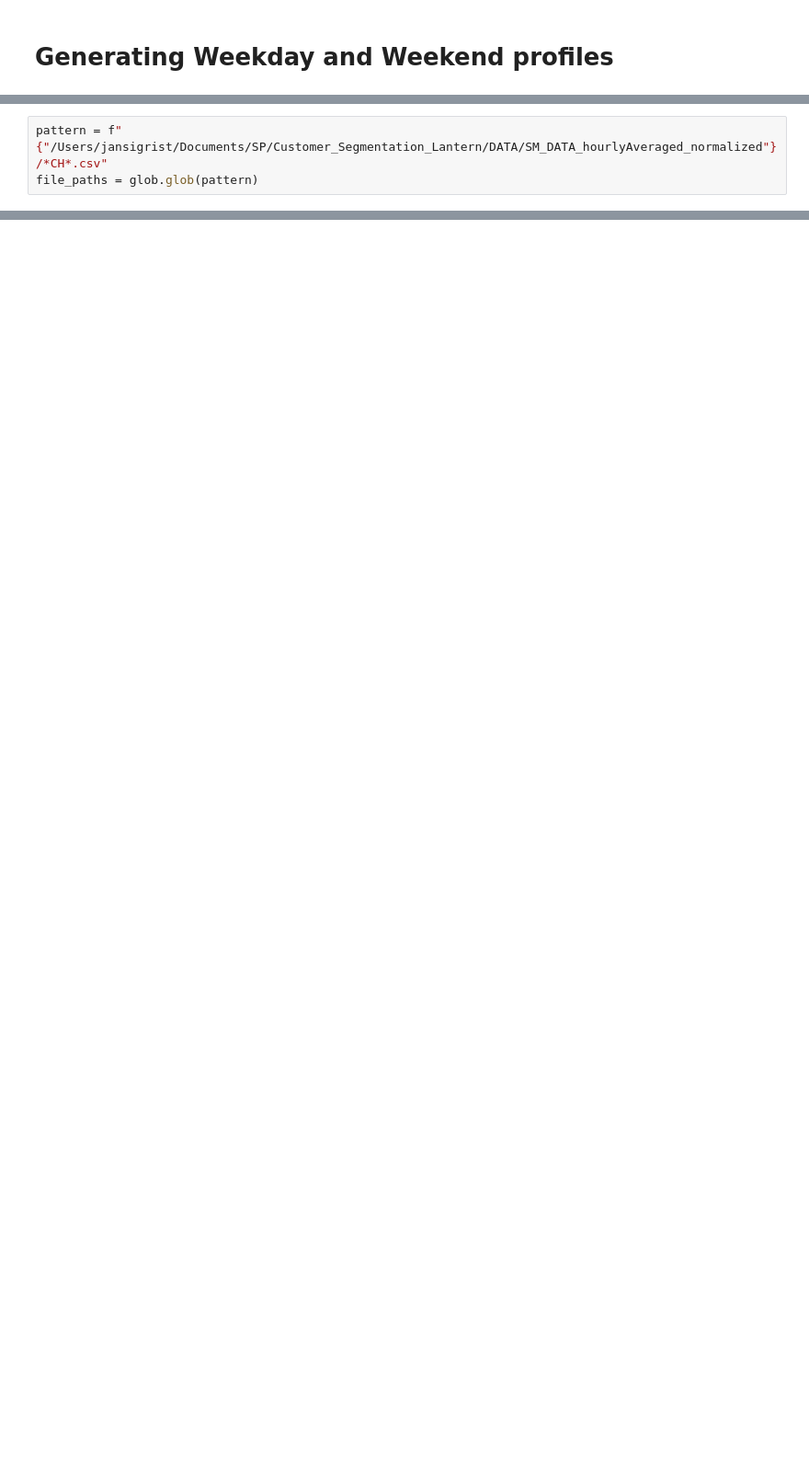
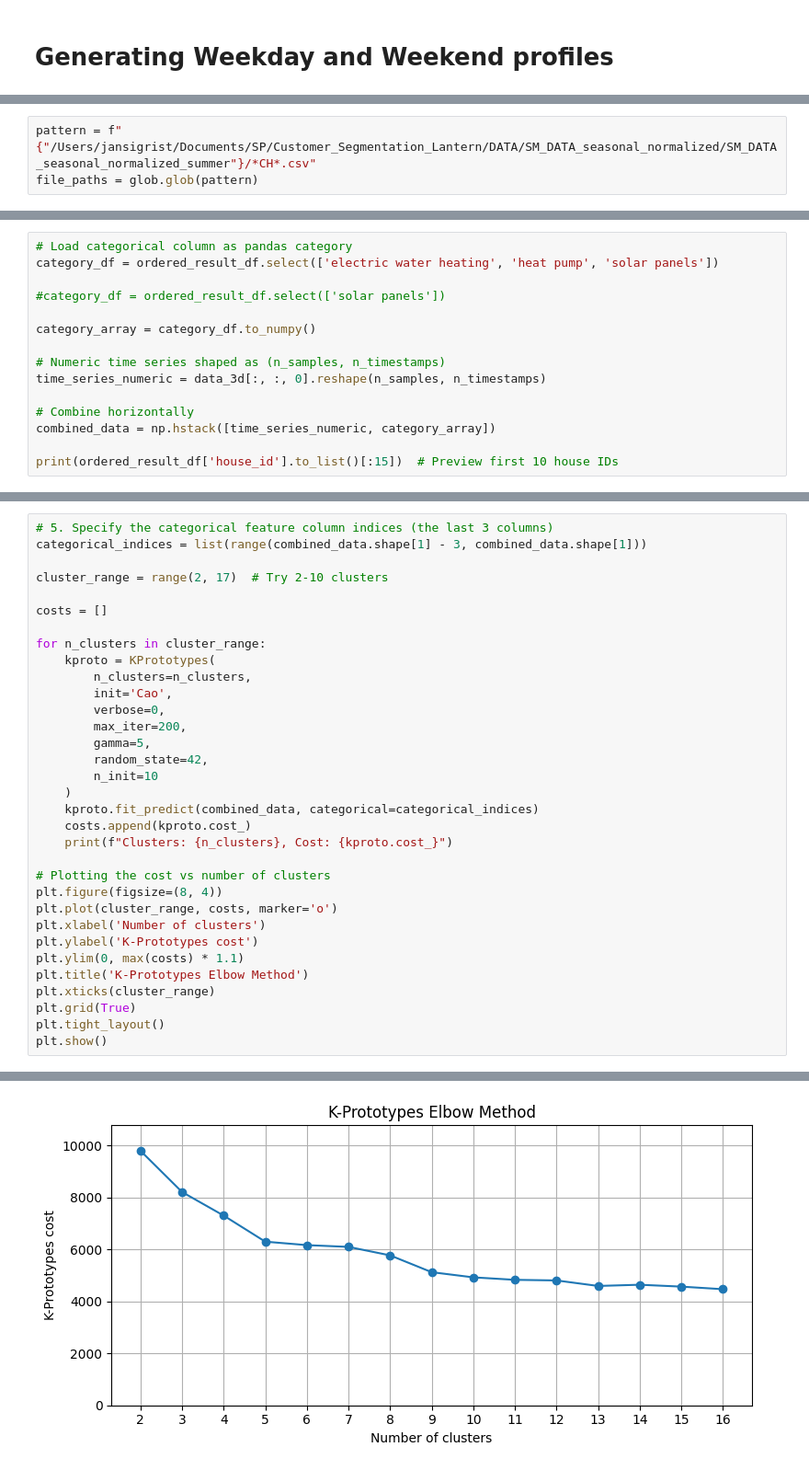
Before and after one commit to jasigrist/Customer_Segmentation_Lantern, a Jupyter notebook: KPrototypes/kPrototypes_Clustering.ipynb, the cells around one changed output, grey strips where cells are left out. Shown: that part at 92% size. Drawn from its saved outputs; the diff is of its cells as text; blank space fills up the shorter version.

```diff
--- a/KPrototypes/kPrototypes_Clustering.ipynb
+++ b/KPrototypes/kPrototypes_Clustering.ipynb
@@ -16,7 +18,7 @@ from kmodes.kprototypes import KPrototypes
 
 import pandas as pd
 # %%
-pattern = f"{"/Users/jansigrist/Documents/SP/Customer_Segmentation_Lantern/DATA/SM_DATA_hourlyAveraged_normalized"}/*CH*.csv"
+pattern = f"{"/Users/jansigrist/Documents/SP/Customer_Segmentation_Lantern/DATA/SM_DATA_seasonal_normalized/SM_DATA_seasonal_normalized_summer"}/*CH*.csv"
 file_paths = glob.glob(pattern)
 # %%
 n_timestamps = 96
@@ -118,0 +72,15 @@ Filtered number of samples (no -1 in survey features): 1253
+# %%
+# Load categorical column as pandas category
+category_df = ordered_result_df.select(['electric water heating', 'heat pump', 'solar panels'])
+
+#category_df = ordered_result_df.select(['solar panels'])
+
+category_array = category_df.to_numpy()
+
+# Numeric time series shaped as (n_samples, n_timestamps)
+time_series_numeric = data_3d[:, :, 0].reshape(n_samples, n_timestamps)
+
+# Combine horizontally
+combined_data = np.hstack([time_series_numeric, category_array])
+
+print(ordered_result_df['house_id'].to_list()[:15])  # Preview first 10 house IDs
@@ -118,0 +89,34 @@ Filtered number of samples (no -1 in survey features): 1253
+# %%
+# 5. Specify the categorical feature column indices (the last 3 columns)
+categorical_indices = list(range(combined_data.shape[1] - 3, combined_data.shape[1]))
+
+cluster_range = range(2, 17)  # Try 2-10 clusters
+
+costs = []
+
+for n_clusters in cluster_range:
+    kproto = KPrototypes(
+        n_clusters=n_clusters,
+        init='Cao',
+        verbose=0,
+        max_iter=200,
+        gamma=5,
+        random_state=42,
+        n_init=10
+    )
+    kproto.fit_predict(combined_data, categorical=categorical_indices)
+    costs.append(kproto.cost_)
+    print(f"Clusters: {n_clusters}, Cost: {kproto.cost_}")
+
+# Plotting the cost vs number of clusters
+plt.figure(figsize=(8, 4))
+plt.plot(cluster_range, costs, marker='o')
+plt.xlabel('Number of clusters')
+plt.ylabel('K-Prototypes cost')
+plt.ylim(0, max(costs) * 1.1)
+plt.title('K-Prototypes Elbow Method')
+plt.xticks(cluster_range)
+plt.grid(True)
+plt.tight_layout()
+plt.show()
+# %% [output]
@@ -119,3 +138,4 @@ Filtered number of samples (no -1 in survey features): 1253
+[figure, added]
 # %%
 
 
```
Also changed, not shown: parts of 14 cells of this notebook, 4 other files.
